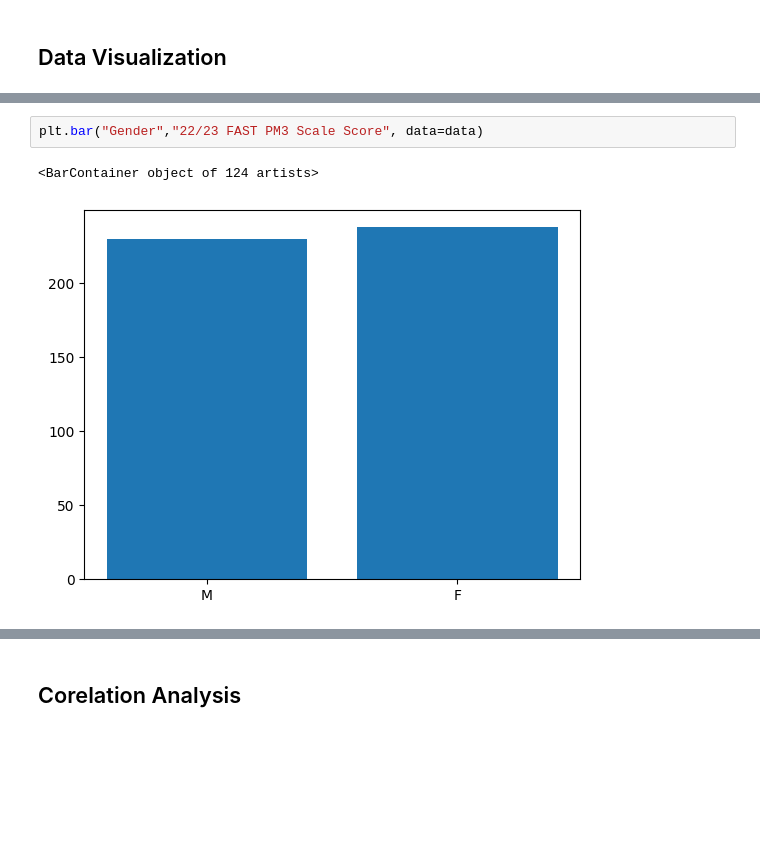
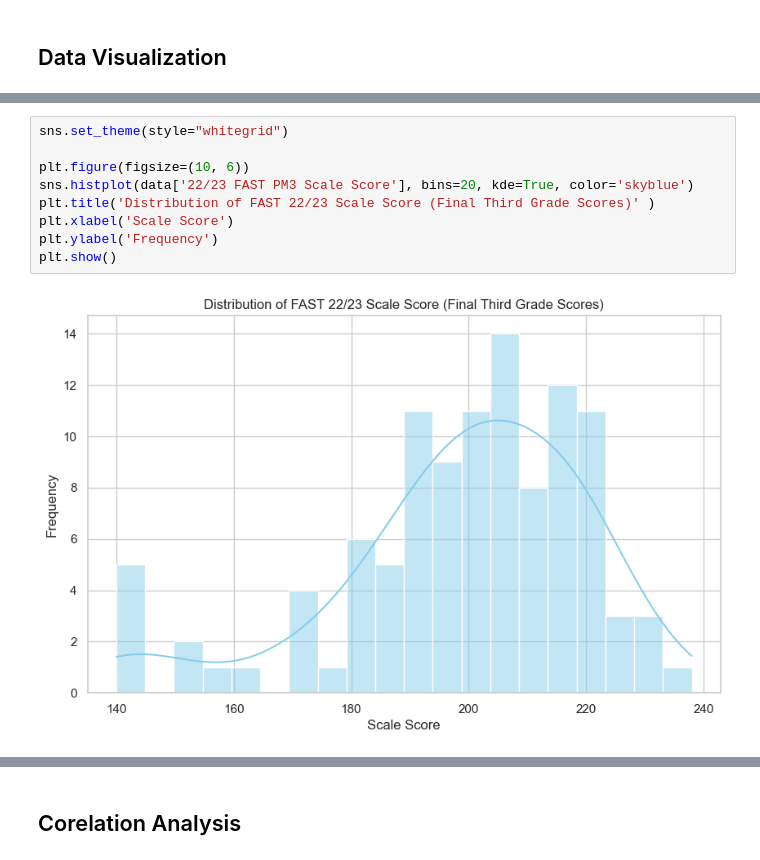
Before and after one commit to Jerfson09/Machine-Learning-Edu, a Jupyter notebook: Machine_learning_edu.ipynb, the cells around one changed output, grey strips where cells are left out. Cells and saved outputs as stored; diff of their text form; blank space fills up the shorter version.

```diff
--- a/Machine_learning_edu.ipynb
+++ b/Machine_learning_edu.ipynb
@@ -123,5 +126,11 @@ plt.hist("Gender", data=data)
-# %%
-plt.bar("Gender","22/23 FAST PM3 Scale Score", data=data)
-# %% [output]
-<BarContainer object of 124 artists>
-[figure, removed]
+# %%
+sns.set_theme(style="whitegrid")
+
+plt.figure(figsize=(10, 6))
+sns.histplot(data['22/23 FAST PM3 Scale Score'], bins=20, kde=True, color='skyblue')
+plt.title('Distribution of FAST 22/23 Scale Score (Final Third Grade Scores)' )
+plt.xlabel('Scale Score')
+plt.ylabel('Frequency')
+plt.show()
+# %% [output]
+[figure, added]
```
Also changed, not shown: parts of 21 cells of this notebook.
